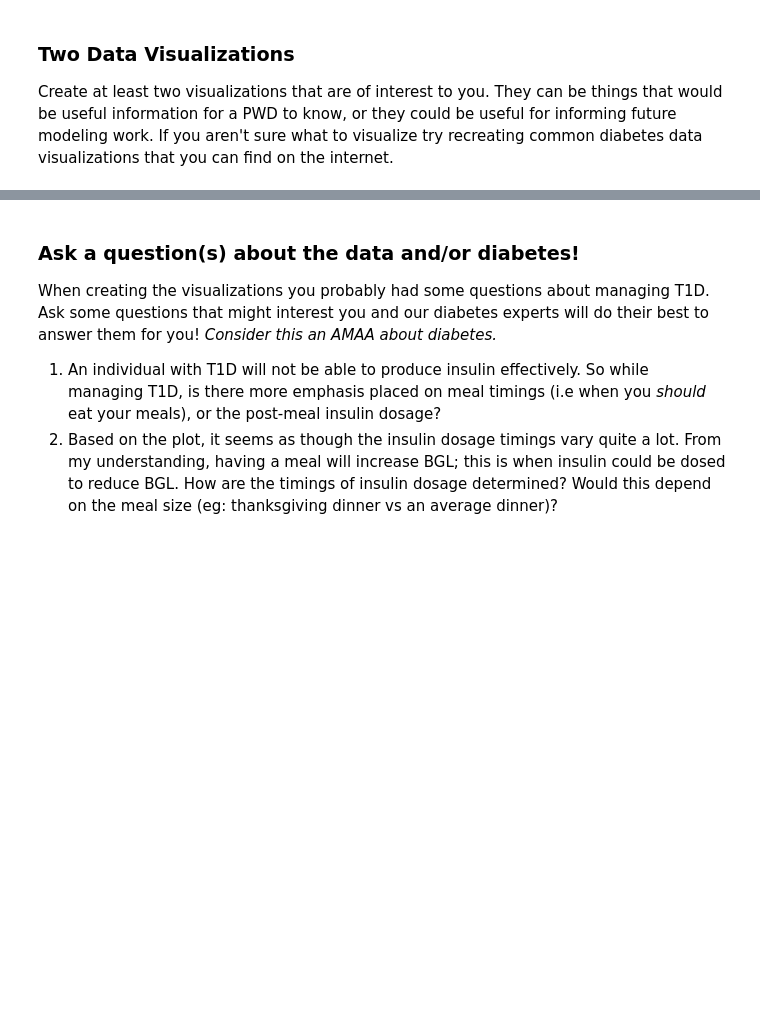
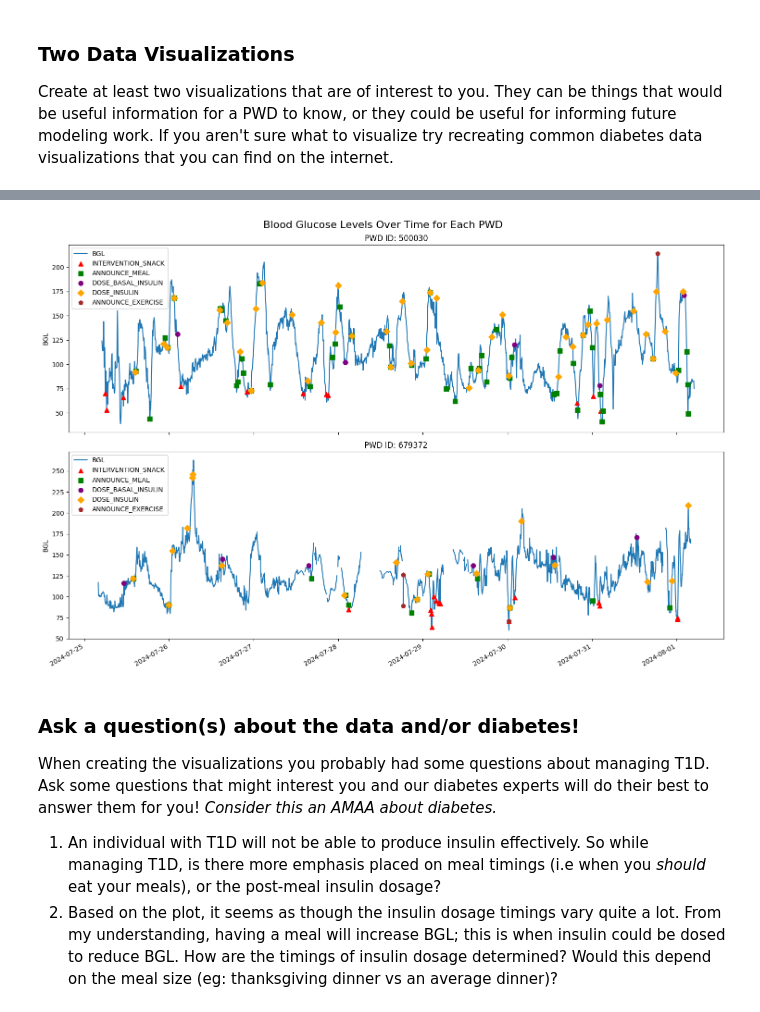
Before and after one commit to RobotPsychologist/bg_control, a Jupyter notebook: eda/eda_vilohith_rao.ipynb, the cells around one changed output, grey strips where cells are left out. Drawn from its saved outputs; the diff is of its cells as text; code cells hidden in the pictures; blank space fills up the shorter version.

Commit message:
Updated viz to show only N days

```diff
--- a/eda/eda_vilohith_rao.ipynb
+++ b/eda/eda_vilohith_rao.ipynb
@@ -142,3 +61,85 @@ plt.show()
+# %%
+import matplotlib.pyplot as plt
+import seaborn as sns
+from matplotlib.dates import DateFormatter
+import matplotlib.dates as mdates
+import pandas as pd
+
+# constants
+TIMEFRAME_DAYS = 7  # number of days to display in the plot
+# some events that are relevant (these events will be marked on the plot)
+RELEVANT_MSG_TYPES = ["INTERVENTION_SNACK", "ANNOUNCE_MEAL", "DOSE_BASAL_INSULIN", "DOSE_INSULIN", "ANNOUNCE_EXERCISE", "DOSE_MEDICINE"]
+# the markers associated with each event
+MARKERS = {
+    "INTERVENTION_SNACK": "^",
+    "ANNOUNCE_MEAL": "s",
+    "DOSE_BASAL_INSULIN": "o",
+    "DOSE_INSULIN": "D",
+    "ANNOUNCE_EXERCISE": "p",
+    "DOSE_MEDICINE": "*"
+}
+# the colors associated with each marker
+COLORS = {
+    "INTERVENTION_SNACK": "red",
+    "ANNOUNCE_MEAL": "green",
+    "DOSE_BASAL_INSULIN": "purple",
+    "DOSE_INSULIN": "orange",
+    "ANNOUNCE_EXERCISE": "brown",
+    "DOSE_MEDICINE": "pink"
+}
+
+def prepare_data(combined_df):
+    """
+    Prepare the data for plotting.
+    ---
+    1. Converts the date column to pd datetime format
+    """
+    combined_df['date'] = pd.to_datetime(combined_df['date'], format='mixed', utc=True)
+    return combined_df
+
+def plot_event_markers(ax, pwd_data):
+    """Plot markers for relevant events."""
+    for msg_type in RELEVANT_MSG_TYPES:
+        events = pwd_data[pwd_data['msg_type'] == msg_type]
+        if not events.empty:
+            ax.scatter(events['date'], events['bgl'],
+                       marker=MARKERS[msg_type], s=50, label=msg_type, color=COLORS[msg_type], zorder=2)
+
+def plot_pwd_data(ax, pwd_data, pwd_id):
+    """Plot data for a single PWD."""
+    end_date = pwd_data['date'].max()
+    start_date = end_date - pd.Timedelta(days=TIMEFRAME_DAYS)
+    pwd_data_filtered = pwd_data[(pwd_data['date'] >= start_date) & (pwd_data['date'] <= end_date)]
+
+    ax.plot(pwd_data_filtered['date'], pwd_data_filtered['bgl'], label='BGL', zorder=1)
+    plot_event_markers(ax, pwd_data_filtered)
+
+    ax.set_ylabel('BGL')
+    ax.set_title(f'PWD ID: {pwd_id}')
+    ax.legend()
+
+    ax.xaxis.set_major_formatter(mdates.DateFormatter('%Y-%m-%d'))
+    ax.xaxis.set_major_locator(mdates.DayLocator(interval=1))
+
+def create_plot(combined_df):
+    """Create the main plot."""
+    pwd_ids = combined_df['PWD_ID'].unique()
+    fig, axes = plt.subplots(len(pwd_ids), 1, figsize=(15, 5*len(pwd_ids)), sharex=True)
+    fig.suptitle('Blood Glucose Levels Over Time for Each PWD', fontsize=16)
+
+    for i, pwd_id in enumerate(pwd_ids):
+        pwd_data = combined_df[combined_df['PWD_ID'] == pwd_id]
+        plot_pwd_data(axes[i] if len(pwd_ids) > 1 else axes, pwd_data, pwd_id)
+
+    plt.gcf().autofmt_xdate()
+    plt.tight_layout()
+    plt.show()
+
+# Main execution
+combined_df = prepare_data(combined_df)
+create_plot(combined_df)
+# %% [output]
+[figure, added]
 # %% [markdown]
 ### Ask a question(s) about the data and/or diabetes!
 When creating the visualizations you probably had some questions about managing T1D. Ask some questions that might interest you and our diabetes experts will do their best to answer them for you! *Consider this an AMAA about diabetes.*
```
Also changed, not shown: parts of 1 cell of this notebook.
